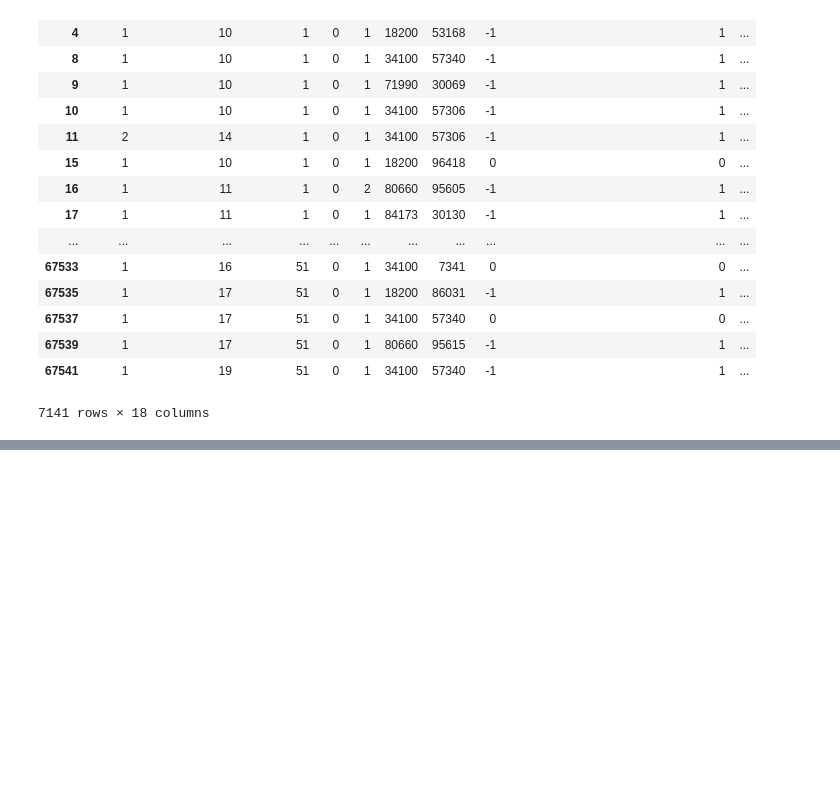
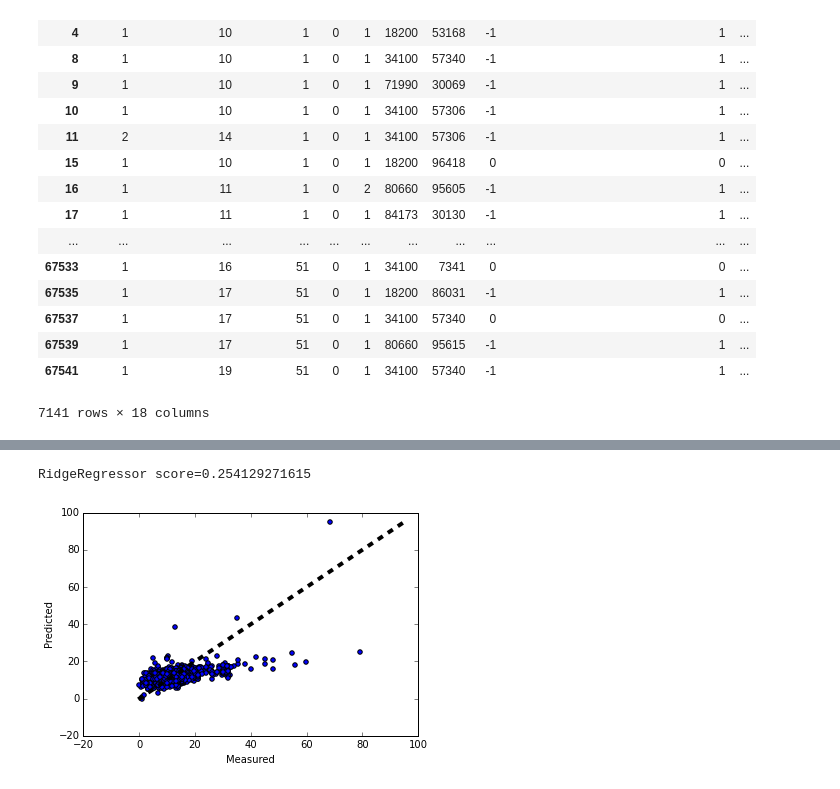
Before and after one commit to conwaywong/dse220_final, a Jupyter notebook: Final_MAS_DSE220_AJJCK_WORKING_ON_STACKING.ipynb, the cells around one changed output, grey strips where cells are left out. Saved outputs shown, nothing was run; the diff lists cells and outputs as text; code cells hidden in the pictures; blank space fills up the shorter version.

```diff
--- a/Final_MAS_DSE220_AJJCK_WORKING_ON_STACKING.ipynb
+++ b/Final_MAS_DSE220_AJJCK_WORKING_ON_STACKING.ipynb
@@ -891,0 +843,17 @@ Using normalized dataset, Ridge score=0.243654599351
+# %%
+regressor= Ridge(alpha=20.0)
+regressor.fit(new_mtrain_data, new_mtrain_labels)
+m_score= regressor.score(new_mtest_data, new_mtest_labels)
+print "RidgeRegressor score={}".format(m_score)
+
+# Plot
+predicted=regressor.predict(new_mtest_data)
+fig,ax = plt.subplots()
+ax.scatter(new_mtest_labels, predicted)
+ax.plot([predicted.min(), predicted.max()], [predicted.min(), predicted.max()], 'k--', lw=4)
+ax.set_xlabel('Measured')
+ax.set_ylabel('Predicted')
+fig.show()
+# %% [output]
+RidgeRegressor score=0.254129271615
+[figure, added]
```
Also changed, not shown: parts of 14 cells of this notebook.
